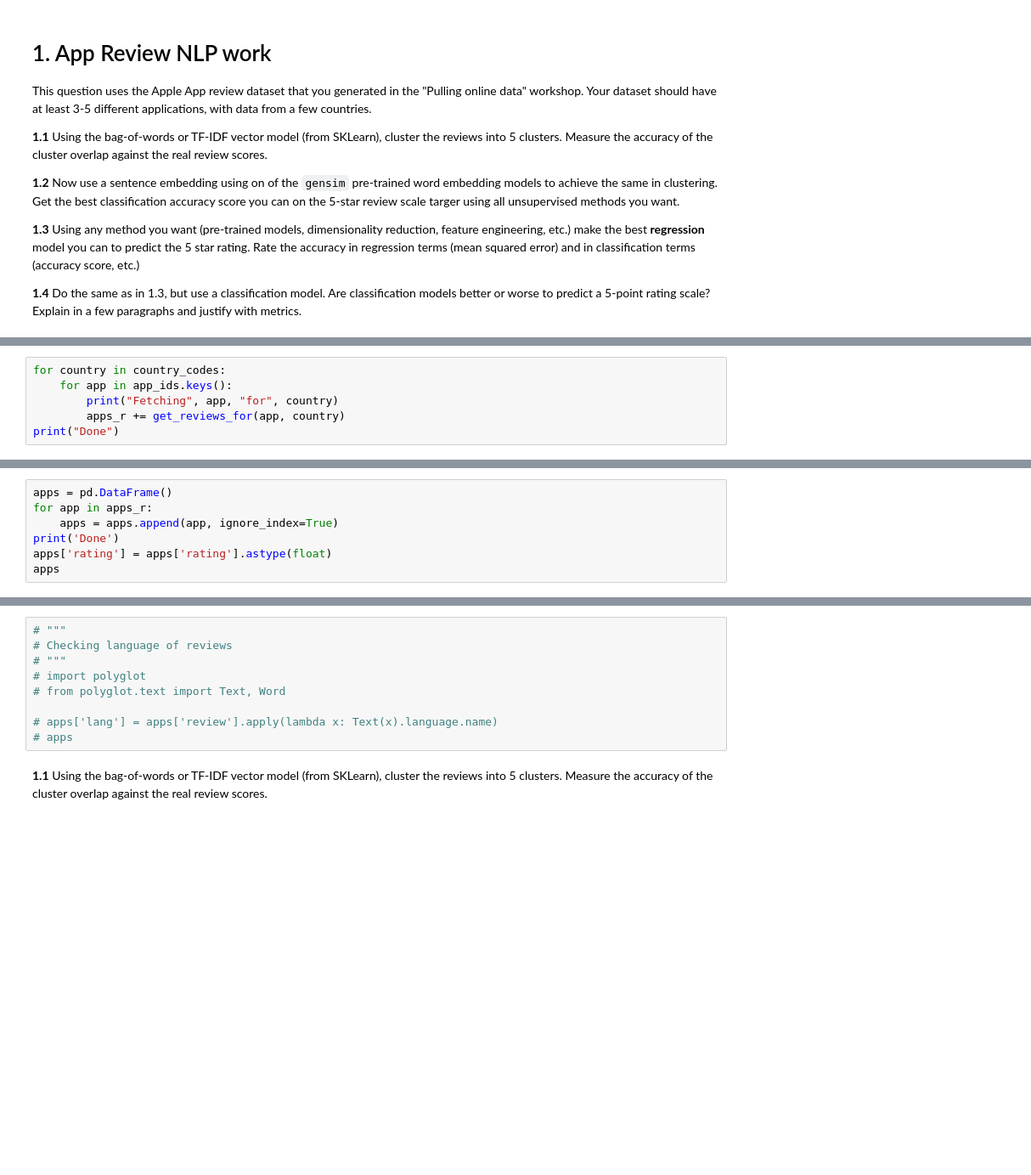
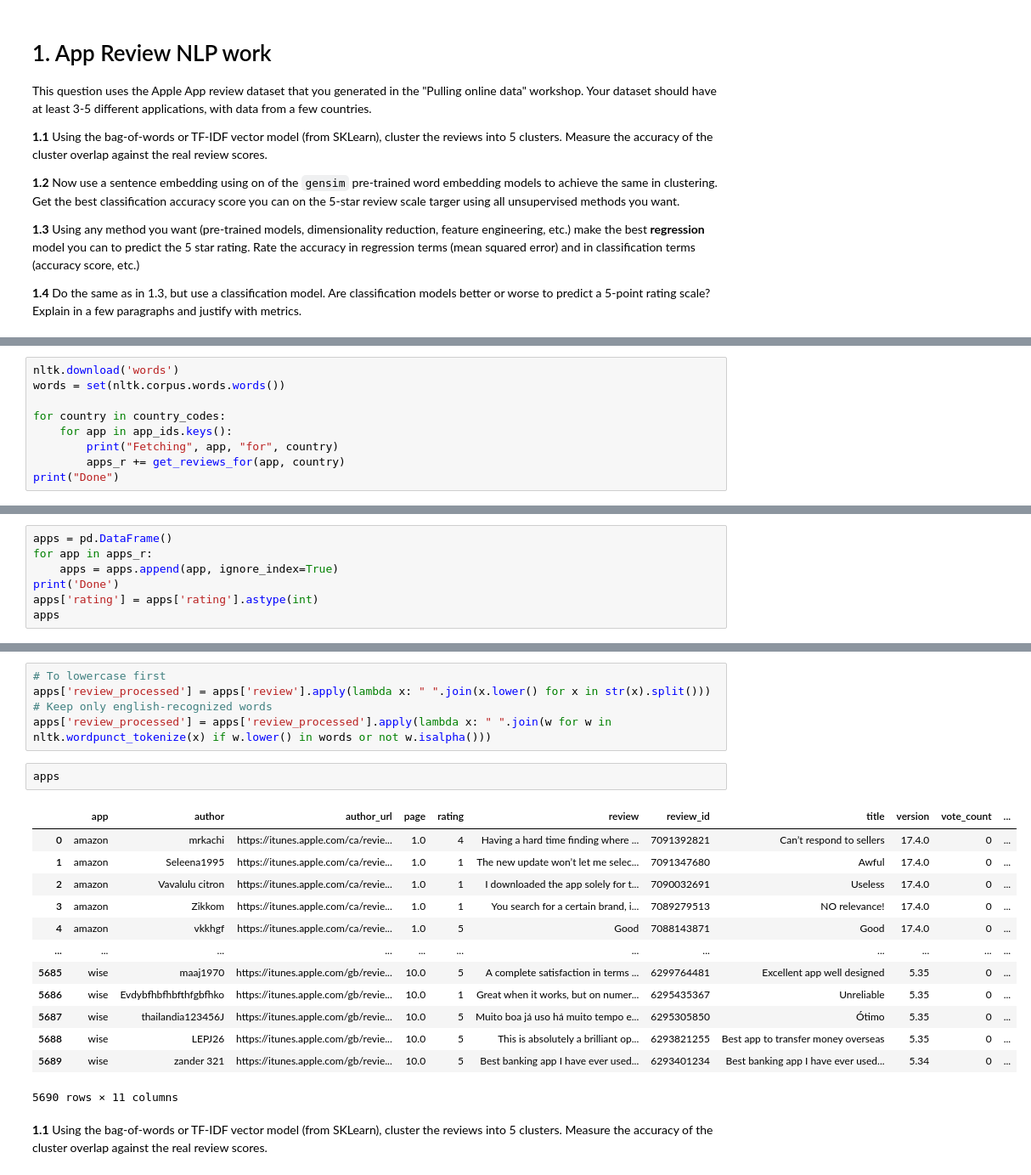
Before and after one commit to cb-ds-1/4-7-nlp, a Jupyter notebook: workshop.ipynb, the cells around one changed output, grey strips where cells are left out. Shown at 85% size. Drawn from its saved outputs; the diff is of its cells as text; blank space fills up the shorter version.

```diff
--- a/workshop.ipynb
+++ b/workshop.ipynb
@@ -106,6 +107,9 @@ def get_reviews_for(app_name, in_country, at_page=1):
         except Exception as e:
             return reviews
 # %%
+nltk.download('words')
+words = set(nltk.corpus.words.words())
+
 for country in country_codes:
     for app in app_ids.keys():
         print("Fetching", app, "for", country)
@@ -136,7 +138,7 @@ apps = pd.DataFrame()
 for app in apps_r:
     apps = apps.append(app, ignore_index=True)
 print('Done')
-apps['rating'] = apps['rating'].astype(float)
+apps['rating'] = apps['rating'].astype(int)
 apps
 # %% [output]
 Done
@@ -155,12 +157,24 @@ Done
 5690 rows × 10 columns
-# %%
-# """
-# Checking language of reviews
-# """
-# import polyglot
-# from polyglot.text import Text, Word
-
-# apps['lang'] = apps['review'].apply(lambda x: Text(x).language.name)
-# apps
+# %%
+# To lowercase first
+apps['review_processed'] = apps['review'].apply(lambda x: " ".join(x.lower() for x in str(x).split()))
+# Keep only english-recognized words
+apps['review_processed'] = apps['review_processed'].apply(lambda x: " ".join(w for w in nltk.wordpunct_tokenize(x) if w.lower() in words or not w.isalpha()))
+# %%
+apps
+# %% [output]
+|  | app | author | author_url | page | rating | review | review_id | title | version | vote_count | ... |
+| 0 | amazon | mrkachi | https://itunes.apple.com/ca/revie... | 1.0 | 4 | Having a hard time finding where ... | 7091392821 | Can’t respond to sellers | 17.4.0 | 0 | ... |
+| 1 | amazon | Seleena1995 | https://itunes.apple.com/ca/revie... | 1.0 | 1 | The new update won’t let me selec... | 7091347680 | Awful | 17.4.0 | 0 | ... |
+| 2 | amazon | Vavalulu citron | https://itunes.apple.com/ca/revie... | 1.0 | 1 | I downloaded the app solely for t... | 7090032691 | Useless | 17.4.0 | 0 | ... |
+| 3 | amazon | Zikkom | https://itunes.apple.com/ca/revie... | 1.0 | 1 | You search for a certain brand, i... | 7089279513 | NO relevance! | 17.4.0 | 0 | ... |
+| 4 | amazon | vkkhgf | https://itunes.apple.com/ca/revie... | 1.0 | 5 | Good | 7088143871 | Good | 17.4.0 | 0 | ... |
+| ... | ... | ... | ... | ... | ... | ... | ... | ... | ... | ... | ... |
+| 5685 | wise | maaj1970 | https://itunes.apple.com/gb/revie... | 10.0 | 5 | A complete satisfaction in terms ... | 6299764481 | Excellent app well designed | 5.35 | 0 | ... |
+| 5686 | wise | Evdybfhbfhbfthfgbfhko | https://itunes.apple.com/gb/revie... | 10.0 | 1 | Great when it works, but on numer... | 6295435367 | Unreliable | 5.35 | 0 | ... |
+| 5687 | wise | thailandia123456J | https://itunes.apple.com/gb/revie... | 10.0 | 5 | Muito boa já uso há muito tempo e... | 6295305850 | Ótimo | 5.35 | 0 | ... |
+| 5688 | wise | LEPJ26 | https://itunes.apple.com/gb/revie... | 10.0 | 5 | This is absolutely a brilliant op... | 6293821255 | Best app to transfer money overseas | 5.35 | 0 | ... |
+| 5689 | wise | zander 321 | https://itunes.apple.com/gb/revie... | 10.0 | 5 | Best banking app I have ever used... | 6293401234 | Best banking app I have ever used... | 5.34 | 0 | ... |
+5690 rows × 11 columns
 # %% [markdown]
 **1.1** Using the bag-of-words or TF-IDF vector model (from SKLearn), cluster the reviews into 5 clusters. Measure the accuracy of the cluster overlap against the real review scores.
```
Also changed, not shown: parts of 11 cells of this notebook.
